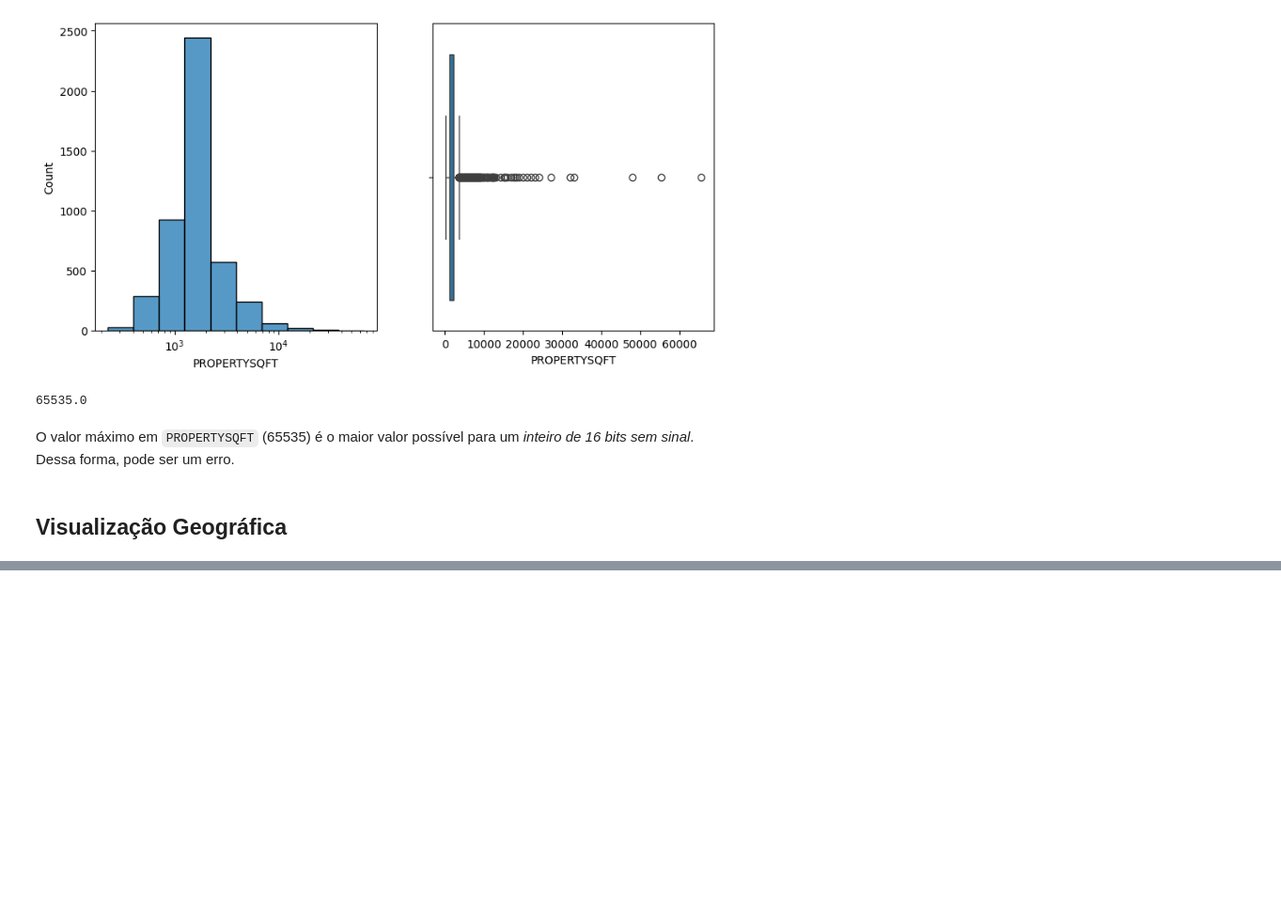
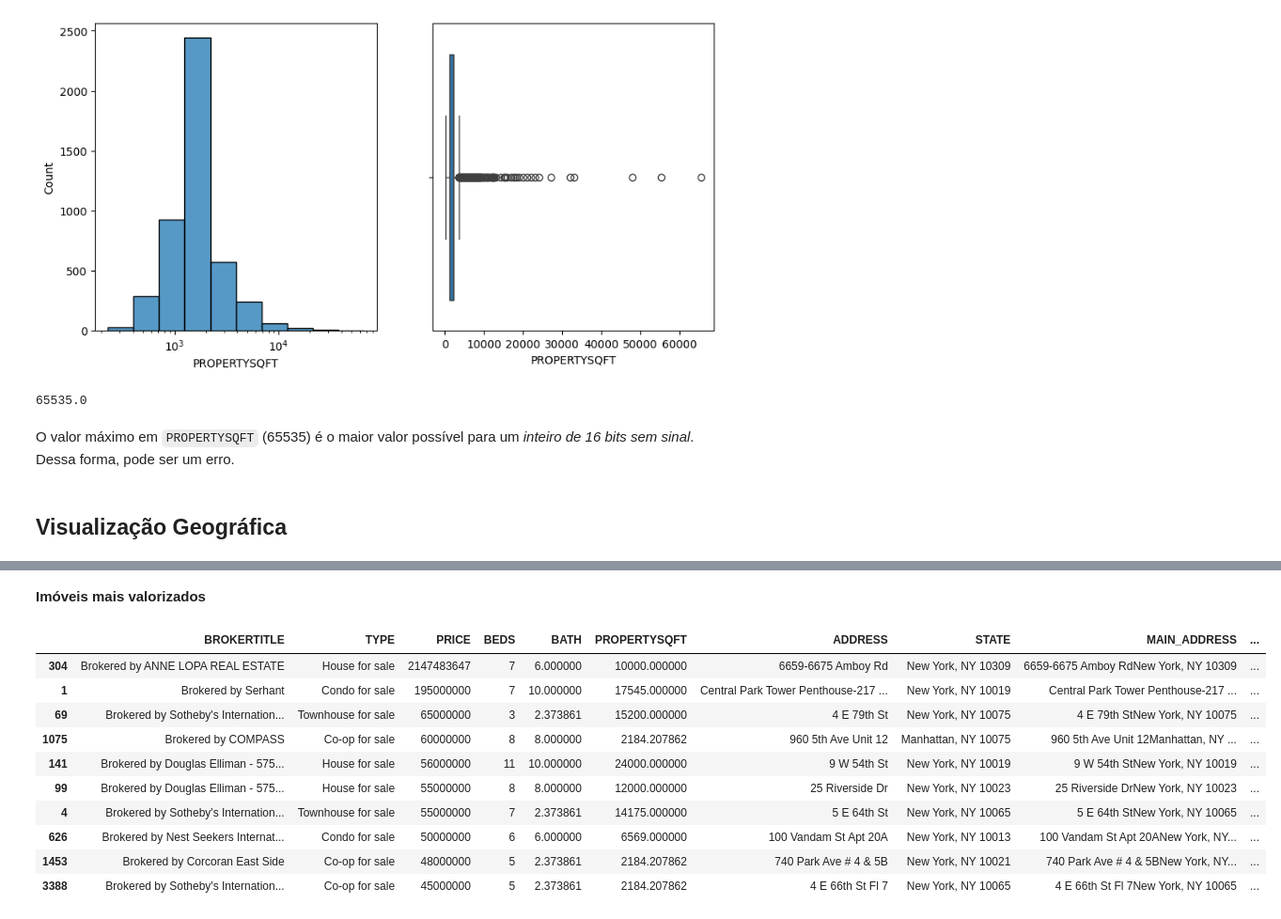
Before and after one commit to RenanYMartins/ADD-Trabalho1, a Jupyter notebook: Analise_Vendas_Automotivas.ipynb, the cells around one changed output, grey strips where cells are left out. Shown at 94% size. Saved outputs shown, nothing was run; the diff lists cells and outputs as text; code cells hidden in the pictures; blank space fills up the shorter version.

```diff
--- a/Analise_Vendas_Automotivas.ipynb
+++ b/Analise_Vendas_Automotivas.ipynb
@@ -271,0 +320,18 @@ fig.show()
+# %% [markdown]
+**Imóveis mais valorizados**
+# %%
+imoveis_valorizados = df.sort_values(by='PRICE', ascending=False)
+
+imoveis_valorizados.head(10)
+# %% [output]
+|  | BROKERTITLE | TYPE | PRICE | BEDS | BATH | PROPERTYSQFT | ADDRESS | STATE | MAIN_ADDRESS | ... |
+| 304 | Brokered by ANNE LOPA REAL ESTATE | House for sale | 2147483647 | 7 | 6.000000 | 10000.000000 | 6659-6675 Amboy Rd | New York, NY 10309 | 6659-6675 Amboy RdNew York, NY 10309 | ... |
+| 1 | Brokered by Serhant | Condo for sale | 195000000 | 7 | 10.000000 | 17545.000000 | Central Park Tower Penthouse-217 ... | New York, NY 10019 | Central Park Tower Penthouse-217 ... | ... |
+| 69 | Brokered by Sotheby's Internation... | Townhouse for sale | 65000000 | 3 | 2.373861 | 15200.000000 | 4 E 79th St | New York, NY 10075 | 4 E 79th StNew York, NY 10075 | ... |
+| 1075 | Brokered by COMPASS | Co-op for sale | 60000000 | 8 | 8.000000 | 2184.207862 | 960 5th Ave Unit 12 | Manhattan, NY 10075 | 960 5th Ave Unit 12Manhattan, NY ... | ... |
+| 141 | Brokered by Douglas Elliman - 575... | House for sale | 56000000 | 11 | 10.000000 | 24000.000000 | 9 W 54th St | New York, NY 10019 | 9 W 54th StNew York, NY 10019 | ... |
+| 99 | Brokered by Douglas Elliman - 575... | House for sale | 55000000 | 8 | 8.000000 | 12000.000000 | 25 Riverside Dr | New York, NY 10023 | 25 Riverside DrNew York, NY 10023 | ... |
+| 4 | Brokered by Sotheby's Internation... | Townhouse for sale | 55000000 | 7 | 2.373861 | 14175.000000 | 5 E 64th St | New York, NY 10065 | 5 E 64th StNew York, NY 10065 | ... |
+| 626 | Brokered by Nest Seekers Internat... | Condo for sale | 50000000 | 6 | 6.000000 | 6569.000000 | 100 Vandam St Apt 20A | New York, NY 10013 | 100 Vandam St Apt 20ANew York, NY... | ... |
+| 1453 | Brokered by Corcoran East Side | Co-op for sale | 48000000 | 5 | 2.373861 | 2184.207862 | 740 Park Ave # 4 & 5B | New York, NY 10021 | 740 Park Ave # 4 & 5BNew York, NY... | ... |
+| 3388 | Brokered by Sotheby's Internation... | Co-op for sale | 45000000 | 5 | 2.373861 | 2184.207862 | 4 E 66th St Fl 7 | New York, NY 10065 | 4 E 66th St Fl 7New York, NY 10065 | ... |
```
Also changed, not shown: parts of 8 cells of this notebook.
